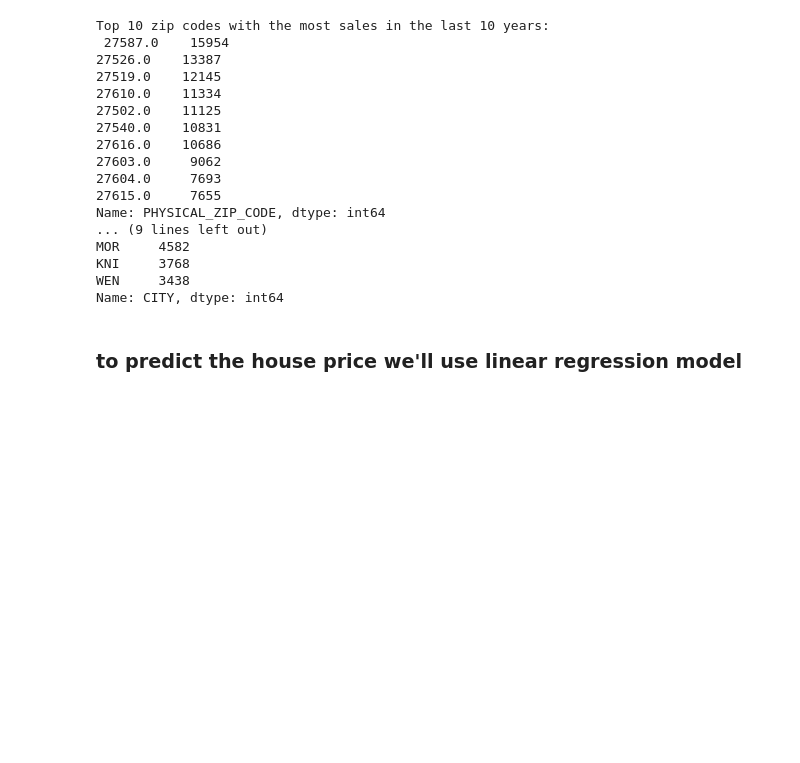
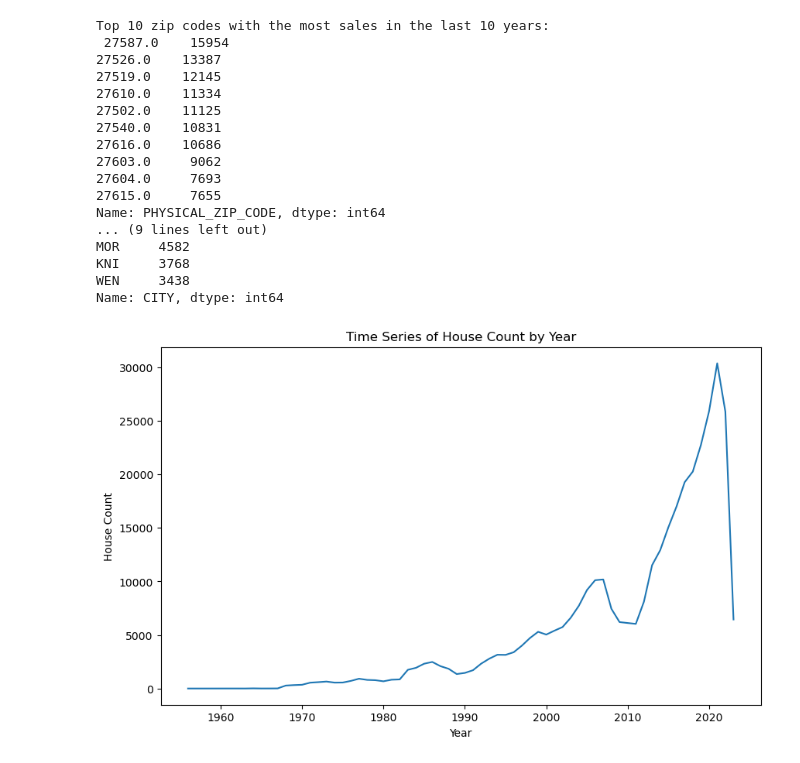
Before and after one commit to jkehm/Wake-County-Housing, a Jupyter notebook: Maria.c.seg.1.ipynb, the cells around one changed output. Cells and saved outputs as stored; diff of their text form; code cells hidden in the pictures; blank space fills up the shorter version.

```diff
--- a/Maria.c.seg.1.ipynb
+++ b/Maria.c.seg.1.ipynb
@@ -188,5 +207,22 @@ MOR     4582
 KNI     3768
 WEN     3438
 Name: CITY, dtype: int64
-# %% [markdown]
-### to predict the house price we'll use linear regression model
+# %%
+# Convert 'Total_Sale_Date' column to datetime format
+df['Total_Sale_Date'] = pd.to_datetime(df['Total_Sale_Date'])
+
+# Extract the year from the 'Total_Sale_Date' column
+df['Year_Sold'] = df['Total_Sale_Date'].dt.year
+
+# Group the data by 'Year_Sold' and calculate the count of houses sold in each year
+house_count_by_year = df.groupby('Year_Sold')['REAL_ESTATE_ID'].count()
+
+# Create a line plot to visualize the time series
+plt.figure(figsize=(10, 6))
+house_count_by_year.plot(kind='line')
+plt.xlabel('Year')
+plt.ylabel('House Count')
+plt.title('Time Series of House Count by Year')
+plt.show()
+# %% [output]
+[figure, added]
```
Also changed, not shown: parts of 7 cells of this notebook.
